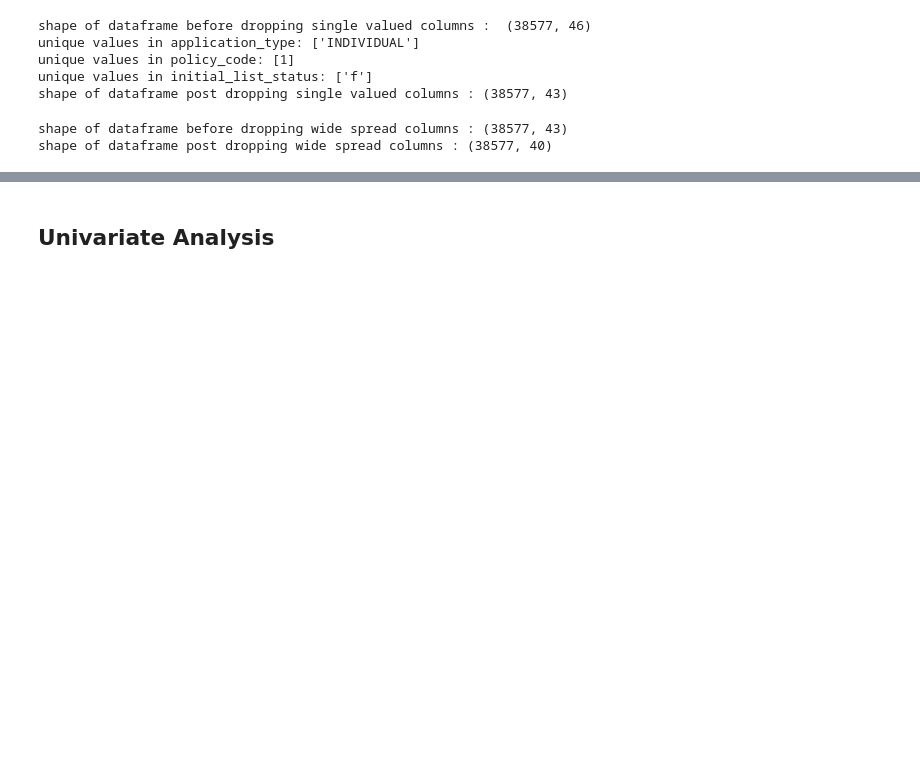
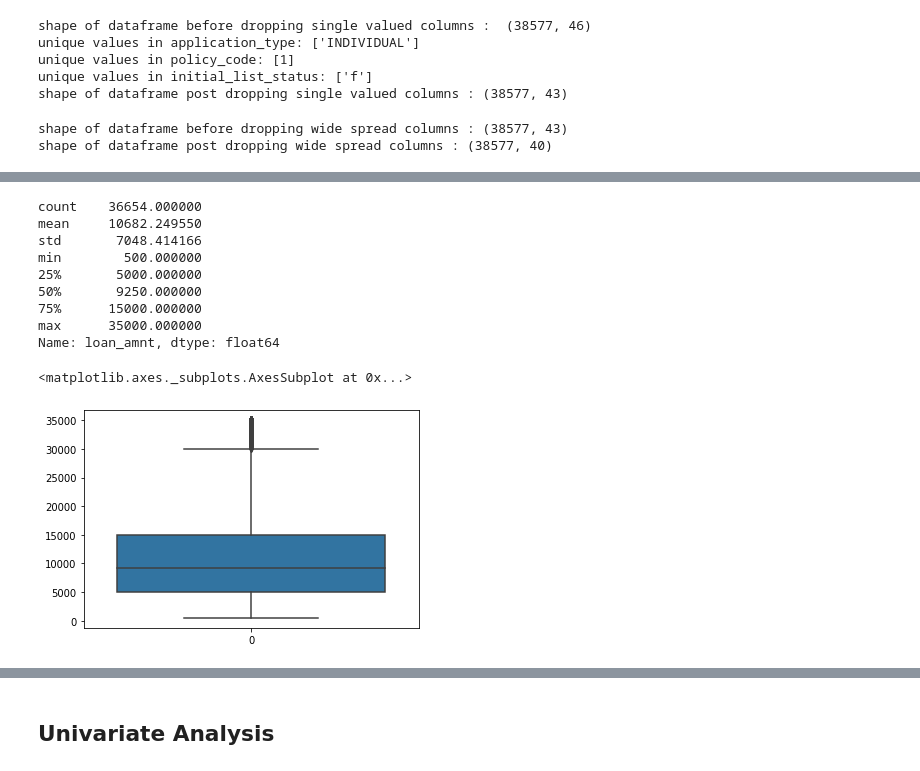
Before and after one commit to rickym99/lendingclub_casestudy, a Jupyter notebook: LCCS-Test.ipynb, the cells around one changed output, grey strips where cells are left out. Drawn from its saved outputs; the diff is of its cells as text; code cells hidden in the pictures; blank space fills up the shorter version.

```diff
--- a/LCCS-Test.ipynb
+++ b/LCCS-Test.ipynb
@@ -207,0 +287,3 @@ loan_att_cols = ['loan_amnt','funded_amnt','funded_amnt_inv','int_rate','install
+# %%
+# since 'revol_util' is a string datatype, converting it into float
+loan_df.revol_util = loan_df.revol_util.apply(lambda x: float(x.strip('%')))
@@ -207,0 +299,13 @@ loan_att_cols = ['loan_amnt','funded_amnt','funded_amnt_inv','int_rate','install
+# %%
+# earliest_cr_line
+# converting the 'earliset_cr_line' to only 'Year' for looking into the history of Credit line Issued
+import datetime
+
+def pickDate(earliest_cr_line):
+    dt = int(datetime.datetime.strptime(earliest_cr_line, '%b-%y').strftime('%Y'))
+
+    if (dt >= 2030):
+        dt-=100
+    return dt
+loan_df['earliest_cr_line_yr'] = loan_df.earliest_cr_line.apply(pickDate)
+print(loan_df.earliest_cr_line_yr)
@@ -207,0 +327,4 @@ loan_att_cols = ['loan_amnt','funded_amnt','funded_amnt_inv','int_rate','install
+# %%
+def outlier_treat(df , trea_col, perc):
+    upper_data = df[trea_col].quantile(perc)
+    return df[df[trea_col] <= upper_data]
@@ -207,0 +360,15 @@ loan_att_cols = ['loan_amnt','funded_amnt','funded_amnt_inv','int_rate','install
+# %%
+print(loan_df.loan_amnt.describe())
+sns.boxplot(loan_df['loan_amnt'])
+# %% [output]
+count    36654.000000
+mean     10682.249550
+std       7048.414166
+min        500.000000
+25%       5000.000000
+50%       9250.000000
+75%      15000.000000
+max      35000.000000
+Name: loan_amnt, dtype: float64
+<matplotlib.axes._subplots.AxesSubplot at 0x...>
+[figure, added]
```
Also changed, not shown: parts of 135 cells of this notebook.
